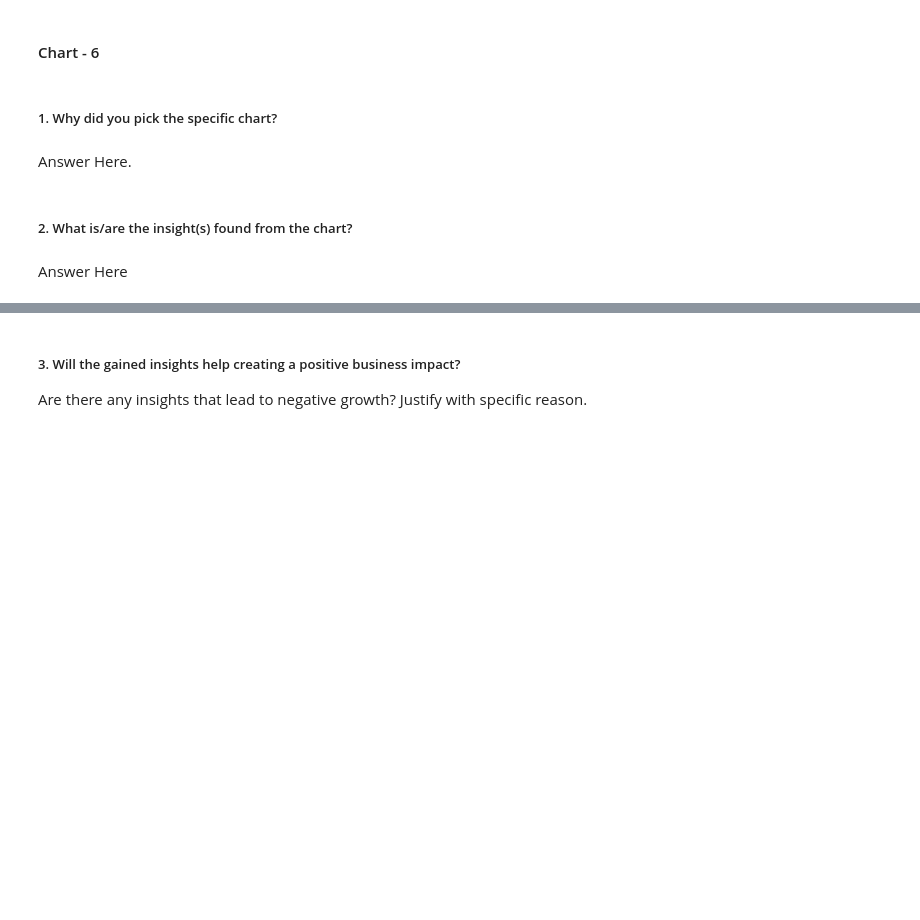
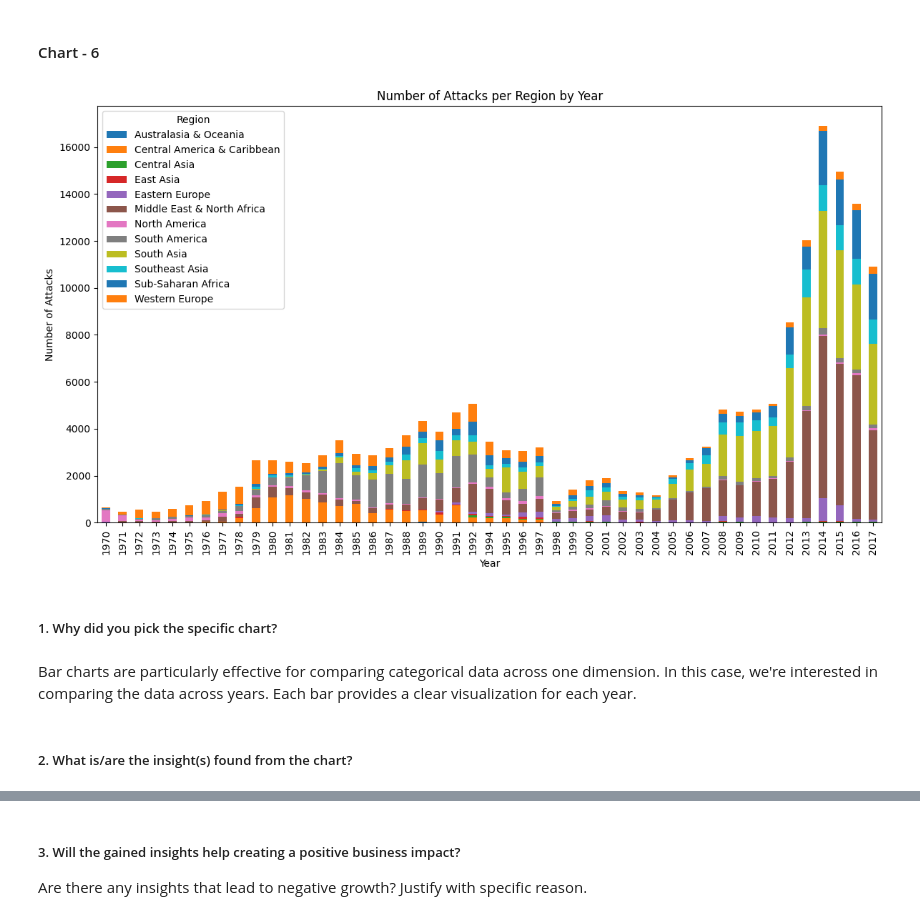
Before and after one commit to Shubham231-code/EDA-Global-Terrorism-Dataset, a Jupyter notebook: Global_Terrorism_Dataset_EDA_Submissio.ipynb, the cells around one changed output, grey strips where cells are left out. Cells and saved outputs as stored; diff of their text form; code cells hidden in the pictures; blank space fills up the shorter version.

```diff
--- a/Global_Terrorism_Dataset_EDA_Submissio.ipynb
+++ b/Global_Terrorism_Dataset_EDA_Submissio.ipynb
@@ -492,8 +490,24 @@ This information could be important for intelligence agencies in prioritizing th
+# %%
+# Chart - 6 visualization code
+grouped_data = data.groupby(['Year', 'Region']).size().reset_index(name='Number of Attacks')
+
+# Pivot the data for better visualization.
+pivot_data = grouped_data.pivot(index='Year', columns='Region', values='Number of Attacks')
+pivot_data.fillna(0, inplace=True)  # Replace NaN with 0 if any.
+
+# 3. Plot the data.
+pivot_data.plot(kind='bar', stacked=True, figsize=(12, 7))
+plt.title('Number of Attacks per Region by Year')
+plt.ylabel('Number of Attacks')
+plt.xlabel('Year')
+plt.legend(title='Region')
+plt.tight_layout()
+plt.show()
+# %% [output]
+[figure, added]
 # %% [markdown]
 ##### 1. Why did you pick the specific chart?
-# %% [markdown]
-Answer Here.
+# %% [markdown]
+ Bar charts are particularly effective for comparing categorical data across one dimension. In this case, we're interested in comparing the data across years. Each bar provides a clear visualization for each year.
 # %% [markdown]
 ##### 2. What is/are the insight(s) found from the chart?
-# %% [markdown]
-Answer Here
```
Also changed, not shown: parts of 4 cells of this notebook.
